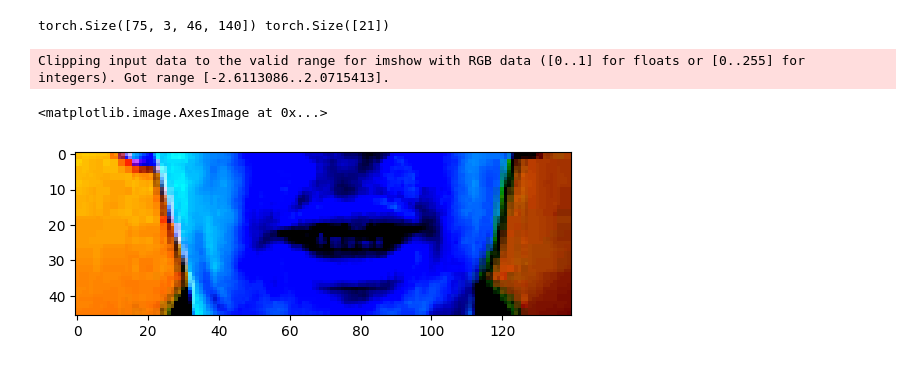
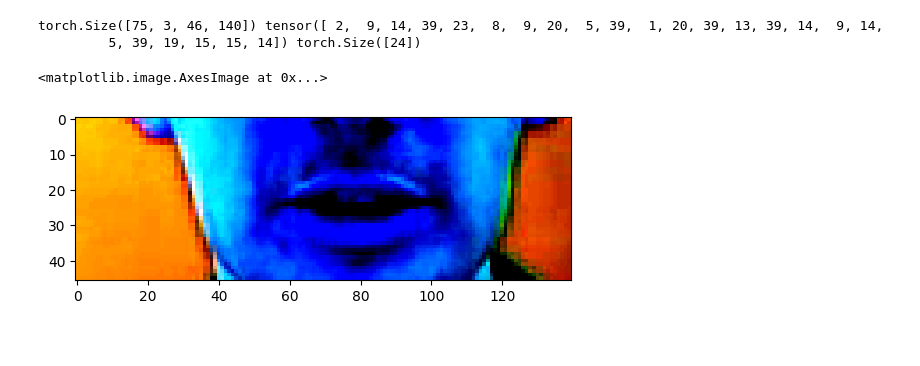
Before and after one commit to yuval728/LipNet, a Jupyter notebook: main.ipynb, the cells around one changed output. Saved outputs shown, nothing was run; the diff lists cells and outputs as text; code cells hidden in the pictures.

Commit message:
Downloaded the notebook from kaggle and evaluated some checkpoint

```diff
--- a/main.ipynb
+++ b/main.ipynb
@@ -22,0 +21,16 @@ from src.utils import char_to_num, num_to_char, get_word2idx_idx2word
+# %%
+vocab = [x for x in "abcdefghijklmnopqrstuvwxyz'?!123456789 "]
+
+def get_word2idx_idx2word(vocab):
+    word2idx = {word: idx+1 for idx, word in enumerate(vocab)}
+    word2idx[''] = 0
+
+    idx2word = {idx+1: word for idx, word in enumerate(vocab)}
+    idx2word[0] = ''
+    return word2idx, idx2word
+
+def char_to_num(texts, word2idx):
+    return [word2idx[char] for char in texts if char in word2idx]
+
+def num_to_char(nums, idx2word):
+    return [idx2word.get(num, '') for num in nums]
@@ -25,15 +131,13 @@ word2idx, idx2word = get_word2idx_idx2word(vocab)
 
 data_transform = transforms.Compose(
     [
-        transforms.ToPILImage(),                      # Convert the OpenCV image (NumPy array) to a PIL image
-        # transforms.Grayscale(num_output_channels=3),  # Convert to grayscale
-        transforms.ToTensor(),                        # Convert the PIL image to a PyTorch tensor (values between 0 and 1)
-        # transforms.Normalize(mean=[0.5], std=[0.5])
-        transforms.Normalize(mean=[0.485, 0.456, 0.406], std=[0.229, 0.224, 0.225])
+        # transforms.ToPILImage(),
+        transforms.ToTensor(),
+        # transforms.Grayscale(num_output_channels=1),
     ]
 )
 
-data_dir = "data/s1"
-label_dir = "data/alignments/s1"
+data_dir = "/kaggle/input/lipnet-videos/s1"
+label_dir = "/kaggle/input/lipnet-videos/alignments/s1"
 
 dataset = LipDataset(data_dir, label_dir, transform=data_transform, vocab=vocab, word2idx=word2idx, idx2word=idx2word)
@@ -40,14 +156,14 @@ dataset = LipDataset(data_dir, label_dir, transform=data_transform, vocab=vocab,
 # %%
 frames, label = dataset[0]
-print(frames.shape, label.shape)
+print(frames.shape, label, label.shape)
 # %% [output]
-torch.Size([75, 3, 46, 140]) torch.Size([21])
+torch.Size([75, 3, 46, 140]) tensor([ 2,  9, 14, 39, 23,  8,  9, 20,  5, 39,  1, 20, 39, 13, 39, 14,  9, 14,
+         5, 39, 19, 15, 15, 14]) torch.Size([24])
 # %%
-plt.imshow(frames[50].permute(1, 2, 0), cmap='gray')
+plt.imshow(frames[41].permute(1,2,0))
 # %% [output]
-Clipping input data to the valid range for imshow with RGB data ([0..1] for floats or [0..255] for integers). Got range [-2.6113086..2.0715413].
+<matplotlib.image.AxesImage at 0x...>
-<matplotlib.image.AxesImage at 0x...>
-[figure, old version]
+[figure, new version]
 # %%
 print(''.join(num_to_char(label.tolist(), idx2word)))
 # %% [output]
```
Also changed, not shown: parts of 26 cells of this notebook, 6 other files.
